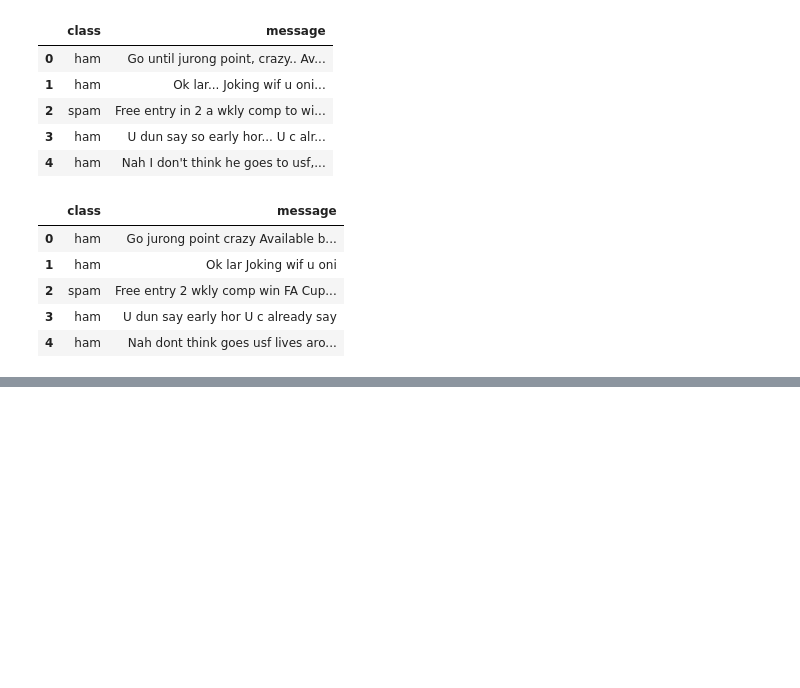
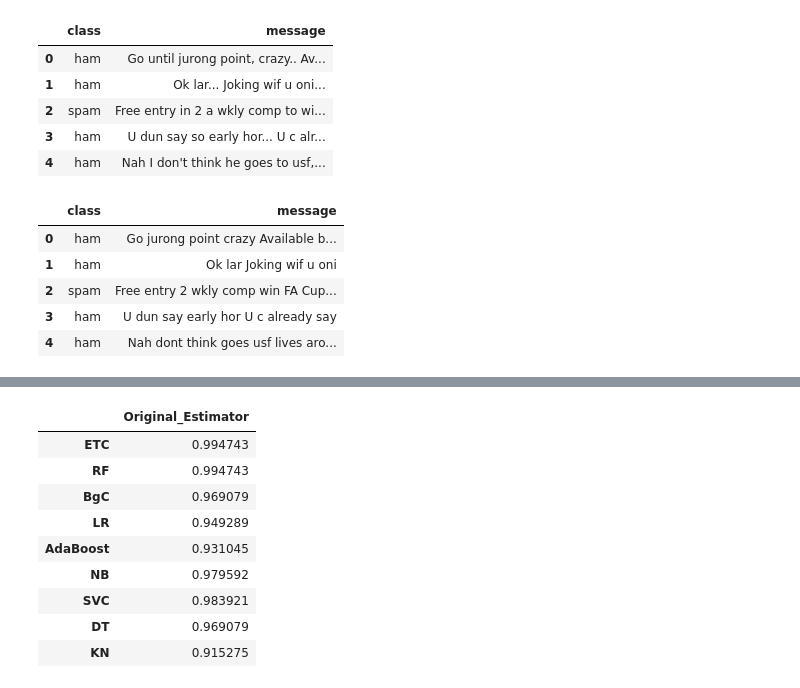
Before and after one commit to MohammedSiddiqui/intro-to-ds-project, a Jupyter notebook: project.ipynb, the cells around one changed output, grey strips where cells are left out. Saved outputs shown, nothing was run; the diff lists cells and outputs as text; code cells hidden in the pictures; blank space fills up the shorter version.

```diff
--- a/project.ipynb
+++ b/project.ipynb
@@ -209,0 +237,12 @@ plt.show()
+# %%
+clfs = {
+    'SVC' : svc,
+    'KN' : knc,
+    'NB': mnb,
+    'DT': dtc,
+    'LR': lrc,
+    'RF': rfc,
+    'AdaBoost': abc,
+    'BgC': bc,
+    'ETC': etc
+}
@@ -209,0 +263,14 @@ plt.show()
+# %%
+predicted_original = pd.DataFrame.from_items(pred_scores, orient='index', columns=['Original_Estimator'])
+predicted_original
+# %% [output]
+|  | Original_Estimator |
+| ETC | 0.994743 |
+| RF | 0.994743 |
+| BgC | 0.969079 |
+| LR | 0.949289 |
+| AdaBoost | 0.931045 |
+| NB | 0.979592 |
+| SVC | 0.983921 |
+| DT | 0.969079 |
+| KN | 0.915275 |
```
Also changed, not shown: parts of 15 cells of this notebook.
